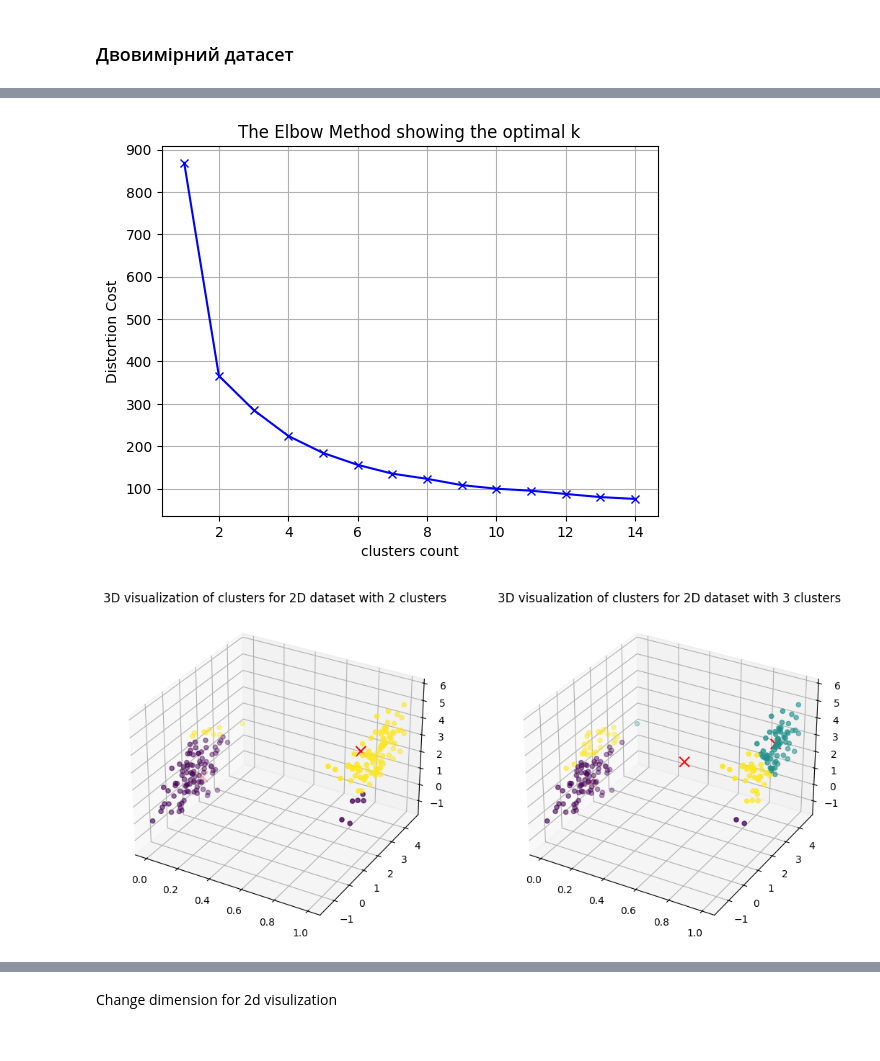
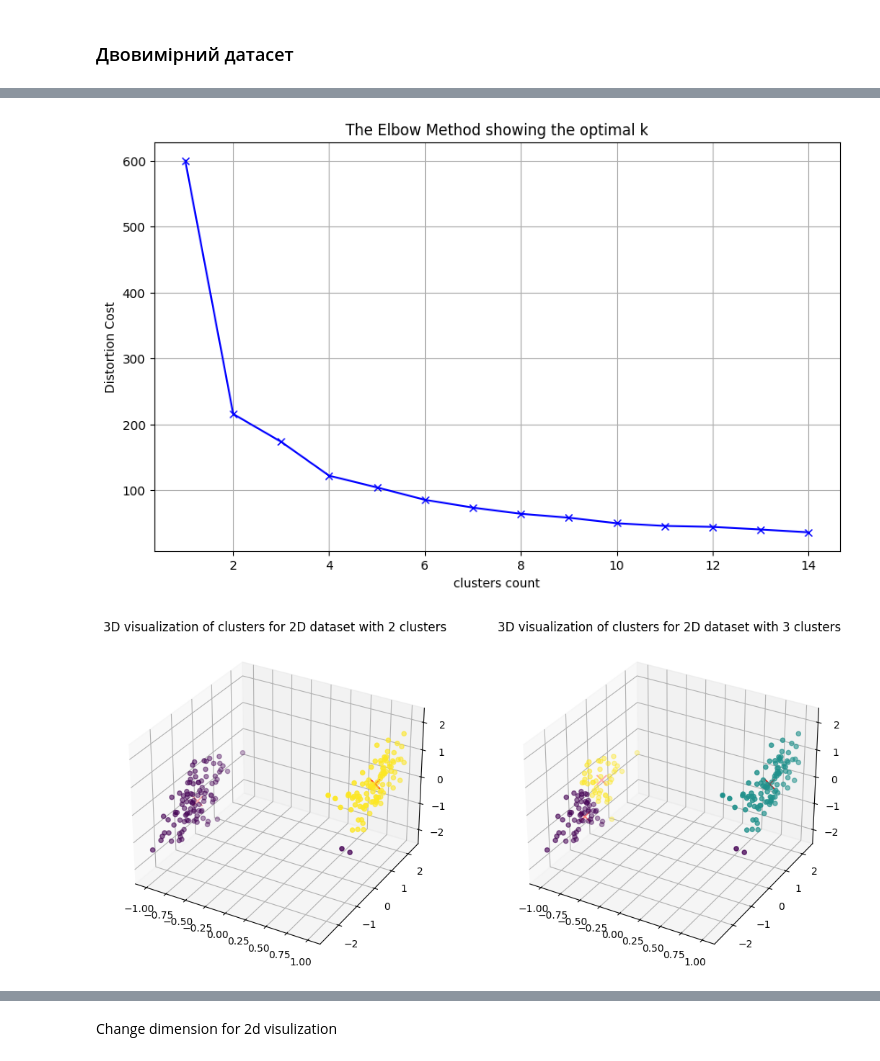
Before and after one commit to tarsweb-Python-GOIT/DS-HW, a Jupyter notebook: hw-06.ipynb, the cells around one changed output, grey strips where cells are left out. Cells and saved outputs as stored; diff of their text form; code cells hidden in the pictures.

```diff
--- a/hw-06.ipynb
+++ b/hw-06.ipynb
@@ -54,0 +63,5 @@ memory usage: 3.0 MB
+# %%
+df_2d_scaled = pd.DataFrame(StandardScaler().fit_transform(df_2d), columns=df_2d.columns)
+
+sns.pairplot(df_2d_scaled)
+plt.show()
@@ -55,20 +70,21 @@ memory usage: 3.0 MB
 # %%
 clusters_range = range(1, 15)
 distortion_cost = []
 
 for k in clusters_range:
     kmeans = KMeans(n_clusters=k, random_state=42)
-    kmeans.fit(df_2d)
+    kmeans.fit(df_2d_scaled)
     distortion_cost.append(kmeans.inertia_)
 
+plt.figure(figsize=(10, 6))
 plt.plot(clusters_range, distortion_cost, 'bx-')
 plt.xlabel('clusters count')
 plt.ylabel('Distortion Cost')
 plt.title('The Elbow Method showing the optimal k')
 plt.grid()
 plt.show()
 # %% [output]
-[figure, old version]
+[figure, new version]
 # %%
 check_clusters = [2, 3]
 result = {}
@@ -79,10 +95,10 @@ for k in check_clusters:
     ax =plt.subplot(1, 3, check_clusters.index(k) + 1, projection='3d')
 
     kmeans = KMeans(n_clusters=k, random_state=42)
-    kmeans.fit(df_2d)
+    kmeans.fit(df_2d_scaled)
 
     result[k] = {"cluster_centers": kmeans.cluster_centers_, "labels": kmeans.labels_}
-    df_2d_clustered = df_2d.copy()
+    df_2d_clustered = df_2d_scaled.copy()
     df_2d_clustered['cluster'] = kmeans.labels_
 
     ax.scatter(df_2d_clustered['X'], df_2d_clustered['Y'], df_2d_clustered['Z'], c=df_2d_clustered['cluster'], cmap='viridis')
@@ -91,7 +107,7 @@ for k in check_clusters:
 
 plt.show()
 # %% [output]
-[figure, old version]
+[figure, new version]
 # %%
 result
 # %% [output]
```
Also changed, not shown: parts of 24 cells of this notebook.
